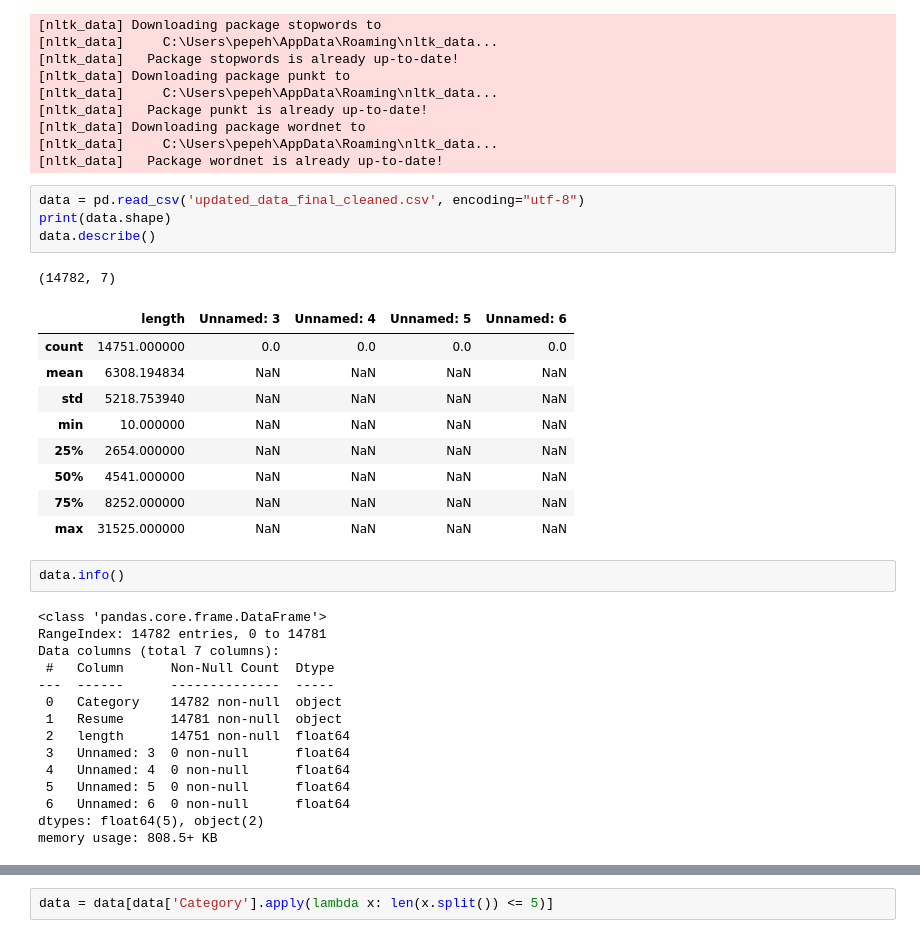
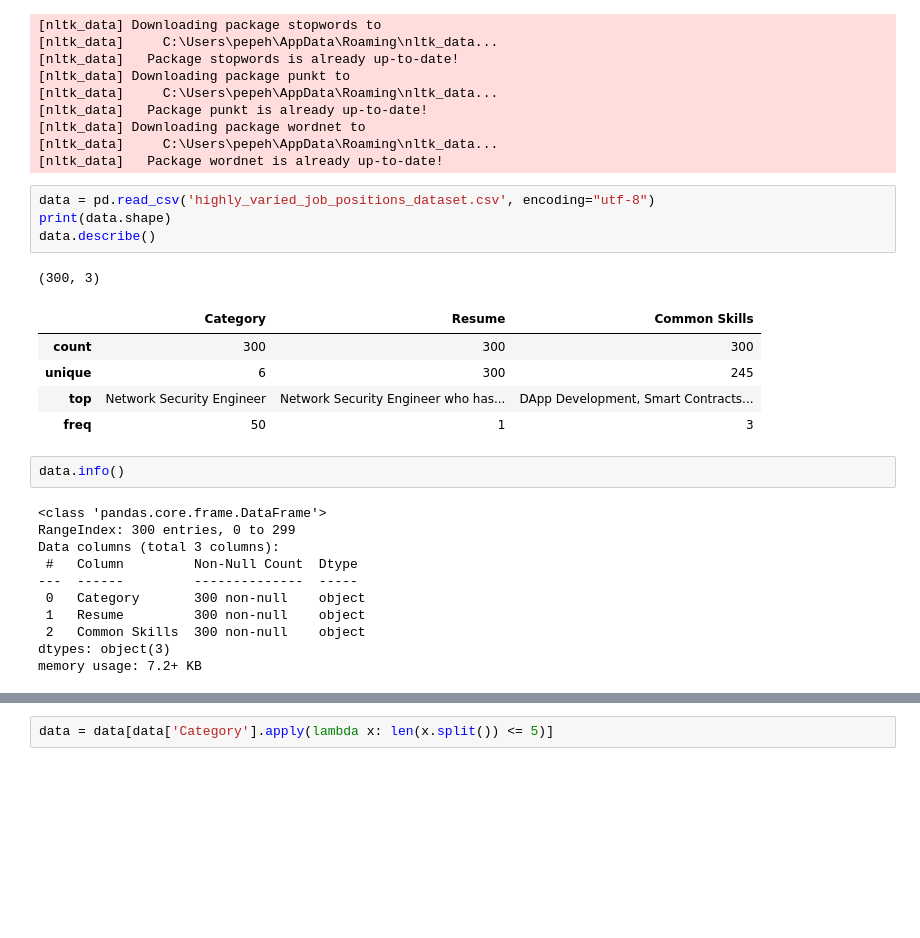
Before and after one commit to Pepe-AI/TT2, a Jupyter notebook: scripts/limpieza_unique.ipynb, the cells around one changed output, grey strips where cells are left out. Saved outputs shown, nothing was run; the diff lists cells and outputs as text; blank space fills up the shorter version.

```diff
--- a/scripts/limpieza_unique.ipynb
+++ b/scripts/limpieza_unique.ipynb
@@ -43,37 +43,29 @@ warnings.filterwarnings('ignore')
 [nltk_data]     C:\Users\pepeh\AppData\Roaming\nltk_data...
 [nltk_data]   Package wordnet is already up-to-date!
 # %%
-data = pd.read_csv('updated_data_final_cleaned.csv', encoding="utf-8")
+data = pd.read_csv('highly_varied_job_positions_dataset.csv', encoding="utf-8")
 print(data.shape)
 data.describe()
 # %% [output]
-(14782, 7)
+(300, 3)
-|  | length | Unnamed: 3 | Unnamed: 4 | Unnamed: 5 | Unnamed: 6 |
-| count | 14751.000000 | 0.0 | 0.0 | 0.0 | 0.0 |
-| mean | 6308.194834 | NaN | NaN | NaN | NaN |
-| std | 5218.753940 | NaN | NaN | NaN | NaN |
-| min | 10.000000 | NaN | NaN | NaN | NaN |
-| 25% | 2654.000000 | NaN | NaN | NaN | NaN |
-| 50% | 4541.000000 | NaN | NaN | NaN | NaN |
-| 75% | 8252.000000 | NaN | NaN | NaN | NaN |
-| max | 31525.000000 | NaN | NaN | NaN | NaN |
+|  | Category | Resume | Common Skills |
+| count | 300 | 300 | 300 |
+| unique | 6 | 300 | 245 |
+| top | Network Security Engineer | Network Security Engineer who has... | DApp Development, Smart Contracts... |
+| freq | 50 | 1 | 3 |
 # %%
 data.info()
 # %% [output]
 <class 'pandas.core.frame.DataFrame'>
-RangeIndex: 14782 entries, 0 to 14781
-Data columns (total 7 columns):
- #   Column      Non-Null Count  Dtype
----  ------      --------------  -----
- 0   Category    14782 non-null  object
- 1   Resume      14781 non-null  object
- 2   length      14751 non-null  float64
- 3   Unnamed: 3  0 non-null      float64
- 4   Unnamed: 4  0 non-null      float64
- 5   Unnamed: 5  0 non-null      float64
- 6   Unnamed: 6  0 non-null      float64
-dtypes: float64(5), object(2)
-memory usage: 808.5+ KB
+RangeIndex: 300 entries, 0 to 299
+Data columns (total 3 columns):
+ #   Column         Non-Null Count  Dtype
+---  ------         --------------  -----
+ 0   Category       300 non-null    object
+ 1   Resume         300 non-null    object
+ 2   Common Skills  300 non-null    object
+dtypes: object(3)
+memory usage: 7.2+ KB
 # %%
 
 #Revisar nulos
```
Also changed, not shown: parts of 12 cells of this notebook, 16 other files.
